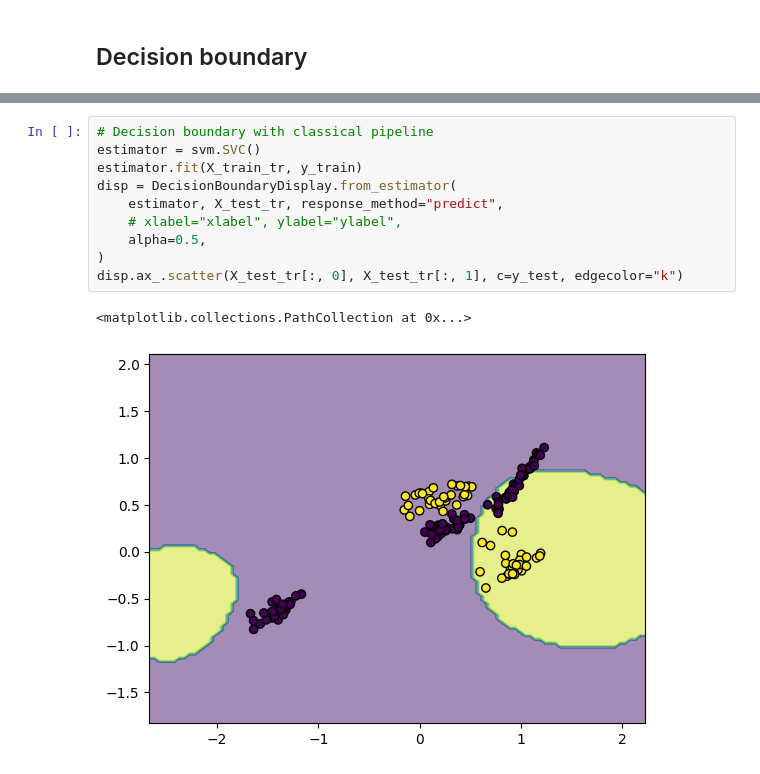
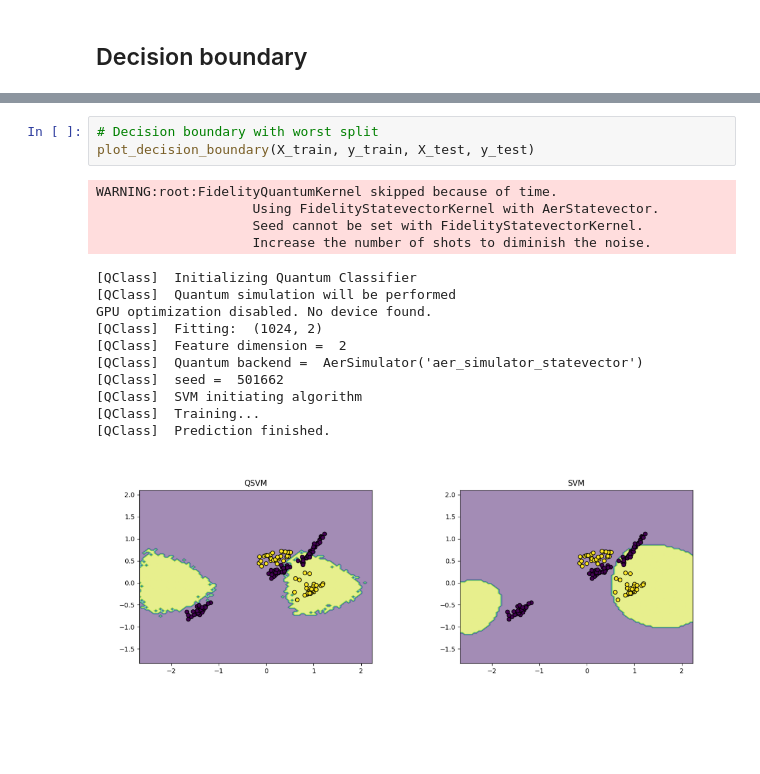
Before and after one commit to jiggychauhi/QC-Gait-Analysis, a Jupyter notebook: notebook_clean.ipynb, the cells around one changed output, grey strips where cells are left out. Saved outputs shown, nothing was run; the diff lists cells and outputs as text; blank space fills up the shorter version.

```diff
--- a/notebook_clean.ipynb
+++ b/notebook_clean.ipynb
@@ -466,13 +481,19 @@ GPU optimization disabled. No device found.
-# %%
-# Decision boundary with classical pipeline
-estimator = svm.SVC()
-estimator.fit(X_train_tr, y_train)
-disp = DecisionBoundaryDisplay.from_estimator(
-    estimator, X_test_tr, response_method="predict",
-    # xlabel="xlabel", ylabel="ylabel",
-    alpha=0.5,
-)
-disp.ax_.scatter(X_test_tr[:, 0], X_test_tr[:, 1], c=y_test, edgecolor="k")
-# %% [output]
-<matplotlib.collections.PathCollection at 0x...>
-[figure, removed]
+# %%
+# Decision boundary with worst split
+plot_decision_boundary(X_train, y_train, X_test, y_test)
+# %% [output]
+WARNING:root:FidelityQuantumKernel skipped because of time.
+                    Using FidelityStatevectorKernel with AerStatevector.
+                    Seed cannot be set with FidelityStatevectorKernel.
+                    Increase the number of shots to diminish the noise.
+[QClass]  Initializing Quantum Classifier
+[QClass]  Quantum simulation will be performed
+GPU optimization disabled. No device found.
+[QClass]  Fitting:  (1024, 2)
+[QClass]  Feature dimension =  2
+[QClass]  Quantum backend =  AerSimulator('aer_simulator_statevector')
+[QClass]  seed =  501662
+[QClass]  SVM initiating algorithm
+[QClass]  Training...
+[QClass]  Prediction finished.
+[figure, added]
```
Also changed, not shown: parts of 7 cells of this notebook.
